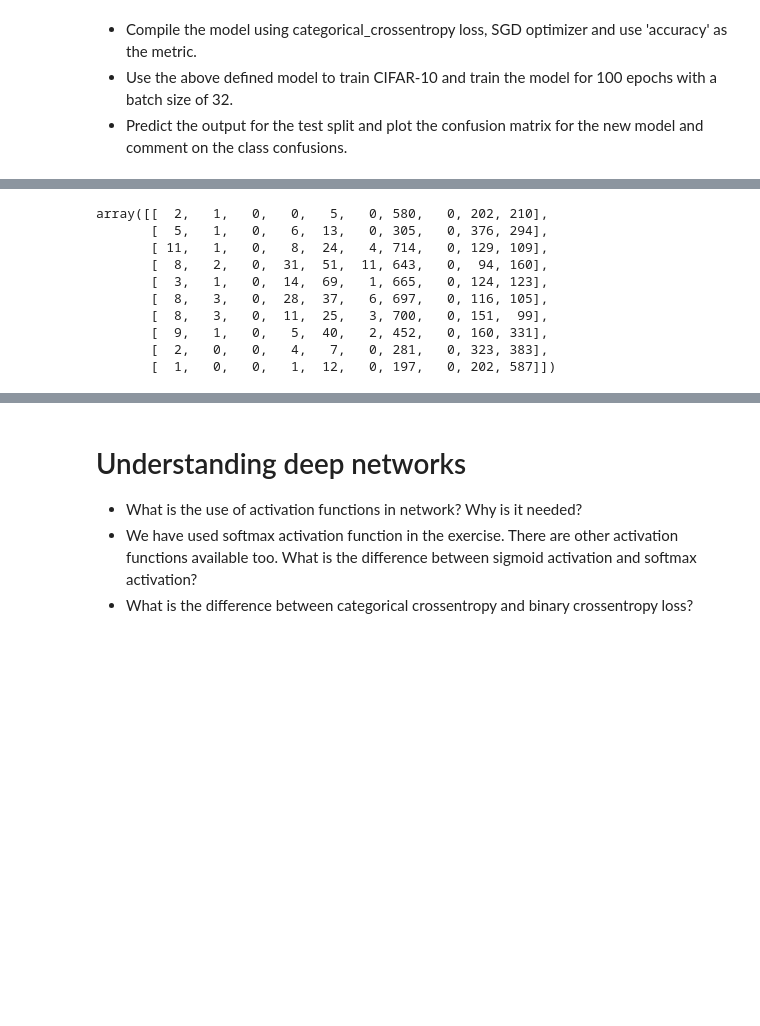
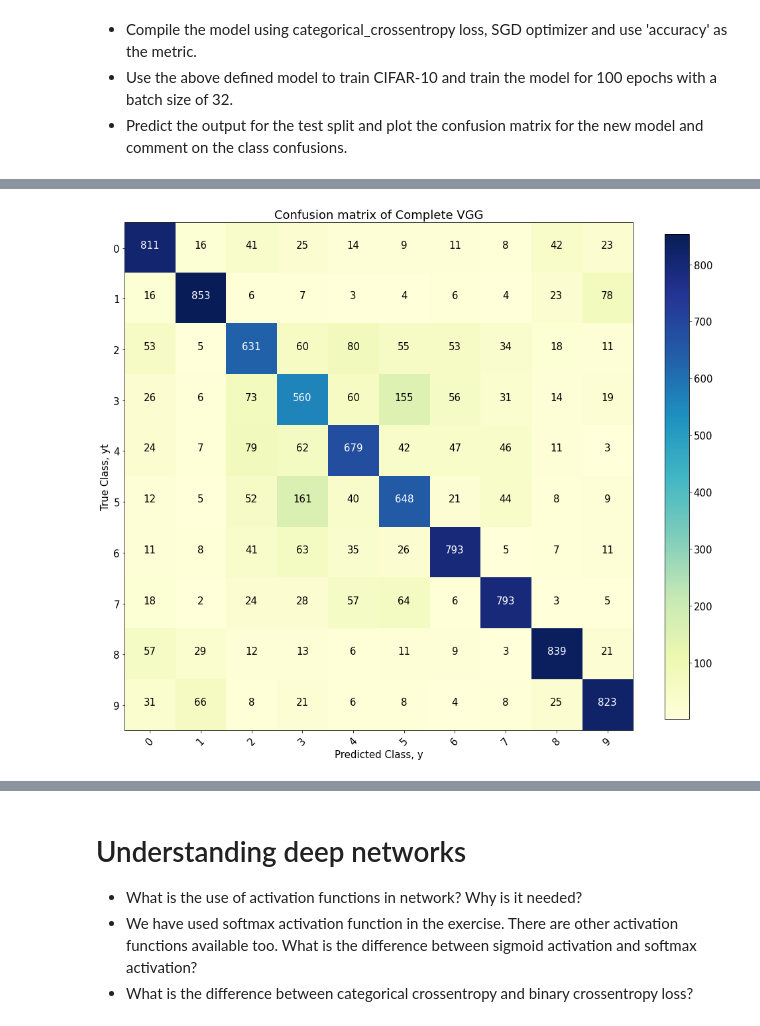
Before and after one commit to MarioROT/CV-MAI, a Jupyter notebook: Session 8/lab_08_1_Image_Classification_using_CNNs.ipynb, the cells around one changed output, grey strips where cells are left out. Drawn from its saved outputs; the diff is of its cells as text; code cells hidden in the pictures; blank space fills up the shorter version.

```diff
--- a/Session 8/lab_08_1_Image_Classification_using_CNNs.ipynb
+++ b/Session 8/lab_08_1_Image_Classification_using_CNNs.ipynb
@@ -340,17 +289,17 @@ from keras.backend import clear_session
 clear_session()
 # %%
 # solution
-model3 = Sequential()
-
-model3.add(Conv2D(64, (3, 3), activation='relu',padding='same', kernel_initializer='he_uniform', input_shape=(32, 32, 3)))
-model3.add(Conv2D(64, (3, 3), activation='relu', padding='same',kernel_initializer='he_uniform', input_shape=(32, 32, 3)))
-model3.add(MaxPooling2D((2, 2)))
-model3.add(Conv2D(128, (3, 3), activation='relu',padding='same', kernel_initializer='he_uniform', input_shape=(32, 32, 3)))
-model3.add(Conv2D(128, (3, 3), activation='relu',padding='same', kernel_initializer='he_uniform', input_shape=(32, 32, 3)))
-model3.add(MaxPooling2D((2, 2)))
-model3.add(Conv2D(256, (3, 3), activation='relu', padding='same',kernel_initializer='he_uniform', input_shape=(32, 32, 3)))
-model3.add(Conv2D(256, (3, 3), activation='relu', padding='same', kernel_initializer='he_uniform', input_shape=(32, 32, 3)))
-model3.add(MaxPooling2D((2, 2)))
-model3.add(Flatten())
-model3.add(Dense(128, activation='relu', kernel_initializer='he_uniform'))
-model3.add(Dense(10, activation='relu'))
+model_cVGG = Sequential()
+model_cVGG.add(Resizing(64,64, input_shape=(32, 32, 3)))
+model_cVGG.add(Conv2D(64, (3, 3), activation='relu', kernel_initializer='he_uniform', input_shape=(64, 64, 3), padding='same'))
+model_cVGG.add(Conv2D(64, (3, 3), activation='relu', kernel_initializer='he_uniform', input_shape=(64, 64, 3), padding='same'))
+model_cVGG.add(MaxPooling2D((2, 2)))
+model_cVGG.add(Conv2D(128, (3, 3), activation='relu', kernel_initializer='he_uniform', input_shape=(64, 64, 3), padding='same'))
+model_cVGG.add(Conv2D(128, (3, 3), activation='relu', kernel_initializer='he_uniform', input_shape=(64, 64, 3), padding='same'))
+model_cVGG.add(MaxPooling2D((2, 2)))
+model_cVGG.add(Conv2D(256, (3, 3), activation='relu', kernel_initializer='he_uniform', input_shape=(64, 64, 3), padding='same'))
+model_cVGG.add(Conv2D(256, (3, 3), activation='relu', kernel_initializer='he_uniform', input_shape=(64, 64, 3), padding='same'))
+model_cVGG.add(MaxPooling2D((2, 2)))
+model_cVGG.add(Flatten())
+model_cVGG.add(Dense(128, activation='relu', kernel_initializer='he_uniform'))
+model_cVGG.add(Dense(10, activation='softmax'))
@@ -404,5 +309,0 @@ Epoch 40/40
-# %%
-pred = model3.predict(x_test)
-
-print(pred.shape)
-pred = np.argmax(pred, axis=1)
@@ -412,16 +310,12 @@ pred = np.argmax(pred, axis=1)
-# %%
-from sklearn.metrics import confusion_matrix
-gt = np.argmax(y_test, axis=1)
-
-confusion_matrix(gt, pred)
-# %% [output]
-array([[  2,   1,   0,   0,   5,   0, 580,   0, 202, 210],
-       [  5,   1,   0,   6,  13,   0, 305,   0, 376, 294],
-       [ 11,   1,   0,   8,  24,   4, 714,   0, 129, 109],
-       [  8,   2,   0,  31,  51,  11, 643,   0,  94, 160],
-       [  3,   1,   0,  14,  69,   1, 665,   0, 124, 123],
-       [  8,   3,   0,  28,  37,   6, 697,   0, 116, 105],
-       [  8,   3,   0,  11,  25,   3, 700,   0, 151,  99],
-       [  9,   1,   0,   5,  40,   2, 452,   0, 160, 331],
-       [  2,   0,   0,   4,   7,   0, 281,   0, 323, 383],
-       [  1,   0,   0,   1,  12,   0, 197,   0, 202, 587]])
+# %%
+# solution
+model_cVGG.compile(optimizer='sgd', loss='categorical_crossentropy', metrics=['accuracy'])
+
+history_cVGG = model_cVGG.fit(x_train, y_train_cat, batch_size=32, epochs=100, validation_split=0.1)
+
+preds = model_cVGG.predict(x_test)
+
+predictions = [np.argmax(np.array(pred)) for pred in preds]
+
+plot_confusion_matrix(confusion_matrix(y_test, predictions), list(range(10)), False,'YlGnBu', 'Confusion matrix of Complete VGG')
+# %% [output]
@@ -427,0 +339 @@ array([[  2,   1,   0,   0,   5,   0, 580,   0, 202, 210],
+[figure, added]
```
Also changed, not shown: parts of 77 cells of this notebook.
